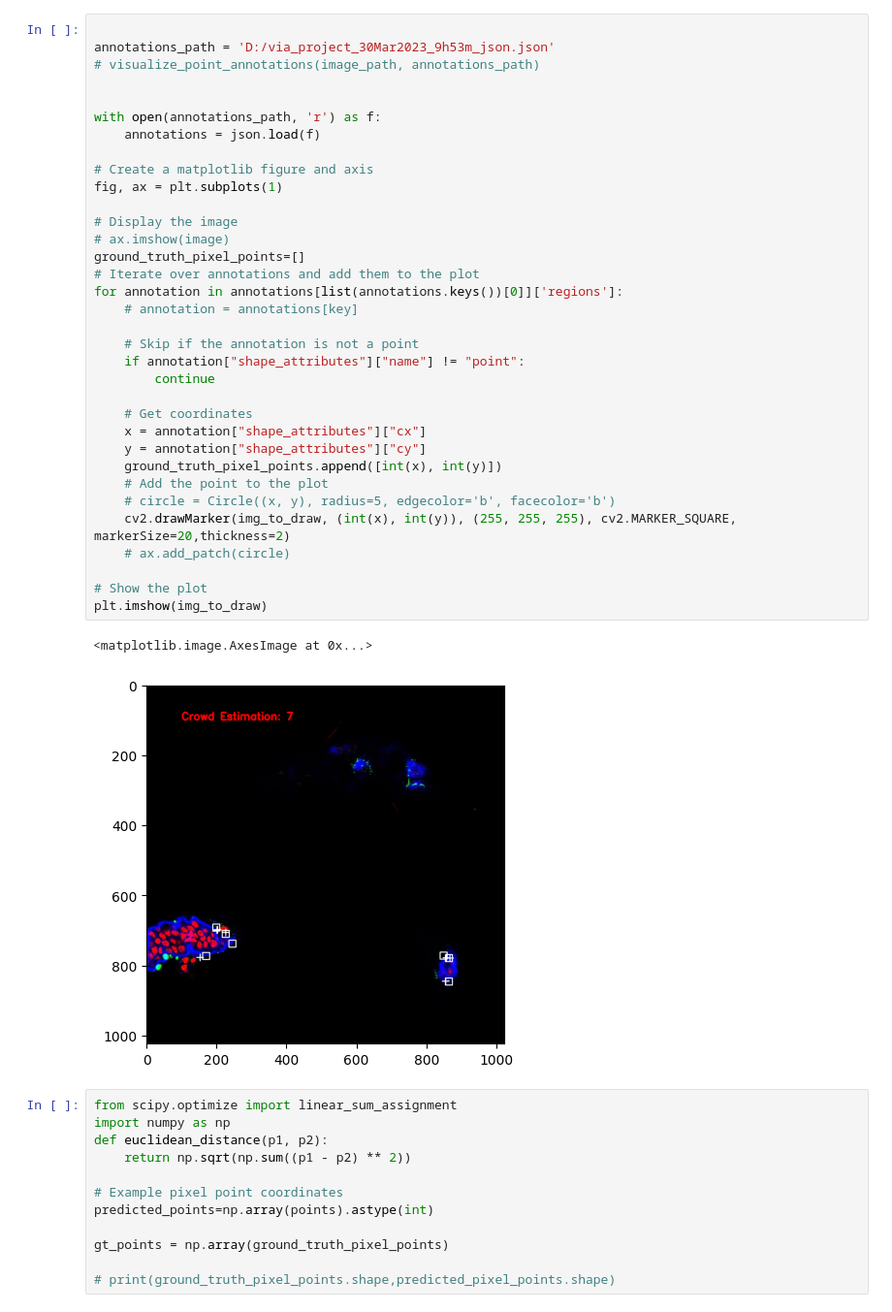
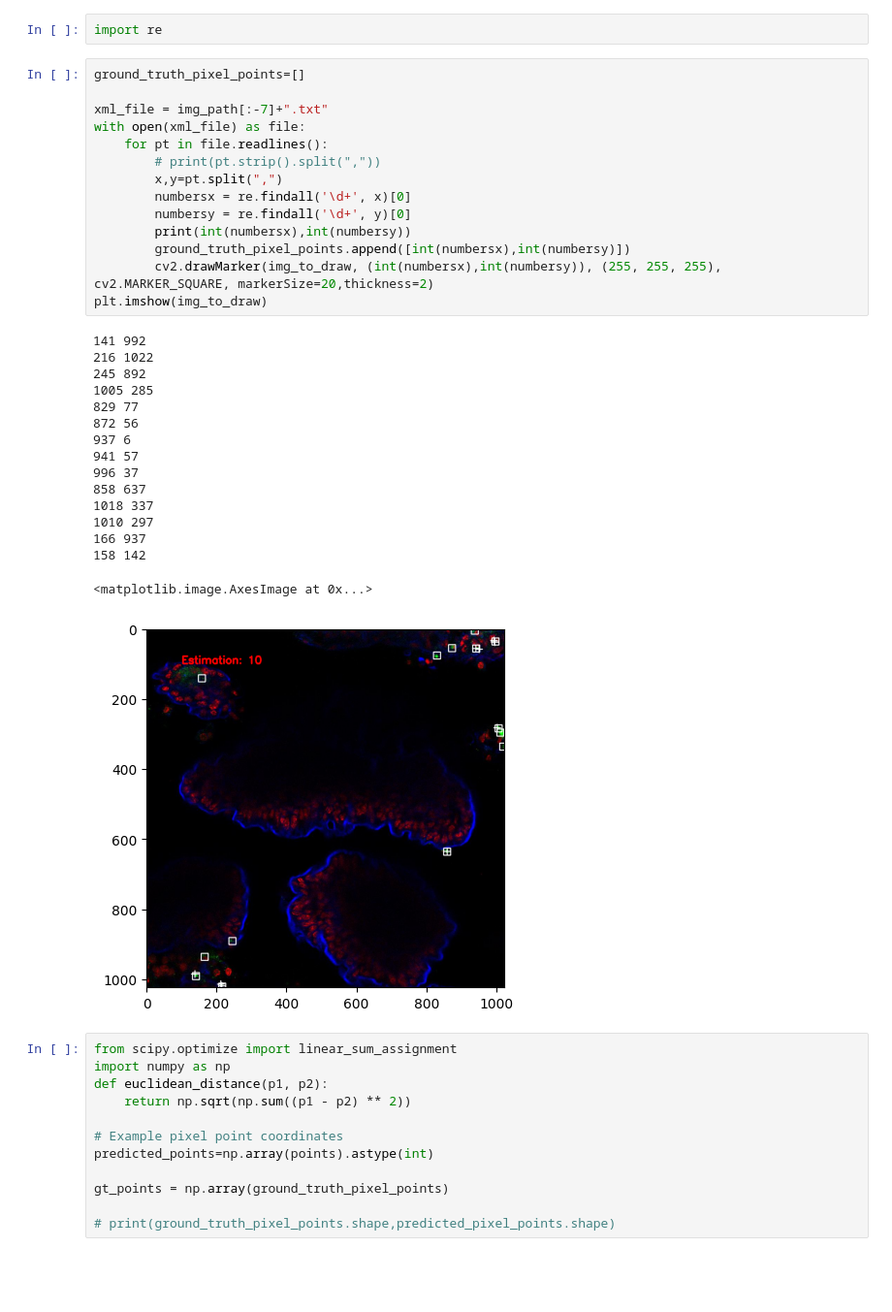
Before and after one commit to TAMIDSpiyalong/C.difficile_Spore_Detection, a Jupyter notebook: 20230330_P2PNet_Evaluation.ipynb, the cells around one changed output. Shown at 97% size. Saved outputs shown, nothing was run; the diff lists cells and outputs as text; blank space fills up the shorter version.

```diff
--- a/20230330_P2PNet_Evaluation.ipynb
+++ b/20230330_P2PNet_Evaluation.ipynb
@@ -121,40 +122,36 @@ plt.imshow(img_to_draw)
-# %%
-
-annotations_path = 'D:/via_project_30Mar2023_9h53m_json.json'
-# visualize_point_annotations(image_path, annotations_path)
-
-
-with open(annotations_path, 'r') as f:
-    annotations = json.load(f)
-
-# Create a matplotlib figure and axis
-fig, ax = plt.subplots(1)
-
-# Display the image
-# ax.imshow(image)
-ground_truth_pixel_points=[]
-# Iterate over annotations and add them to the plot
-for annotation in annotations[list(annotations.keys())[0]]['regions']:
-    # annotation = annotations[key]
-
-    # Skip if the annotation is not a point
-    if annotation["shape_attributes"]["name"] != "point":
-        continue
-
-    # Get coordinates
-    x = annotation["shape_attributes"]["cx"]
-    y = annotation["shape_attributes"]["cy"]
-    ground_truth_pixel_points.append([int(x), int(y)])
-    # Add the point to the plot
-    # circle = Circle((x, y), radius=5, edgecolor='b', facecolor='b')
-    cv2.drawMarker(img_to_draw, (int(x), int(y)), (255, 255, 255), cv2.MARKER_SQUARE, markerSize=20,thickness=2)
-    # ax.add_patch(circle)
-
-# Show the plot
-plt.imshow(img_to_draw)
-# %% [output]
-<matplotlib.image.AxesImage at 0x...>
-[figure, removed]
+# %%
+import re
+# %%
+ground_truth_pixel_points=[]
+
+xml_file = img_path[:-7]+".txt"
+with open(xml_file) as file:
+    for pt in file.readlines():
+        # print(pt.strip().split(","))
+        x,y=pt.split(",")
+        numbersx = re.findall('\d+', x)[0]
+        numbersy = re.findall('\d+', y)[0]
+        print(int(numbersx),int(numbersy))
+        ground_truth_pixel_points.append([int(numbersx),int(numbersy)])
+        cv2.drawMarker(img_to_draw, (int(numbersx),int(numbersy)), (255, 255, 255), cv2.MARKER_SQUARE, markerSize=20,thickness=2)
+plt.imshow(img_to_draw)
+# %% [output]
+141 992
+216 1022
+245 892
+1005 285
+829 77
+872 56
+937 6
+941 57
+996 37
+858 637
+1018 337
+1010 297
+166 937
+158 142
+<matplotlib.image.AxesImage at 0x...>
+[figure, added]
 # %%
 from scipy.optimize import linear_sum_assignment
 import numpy as np
```
Also changed, not shown: parts of 9 cells of this notebook.
